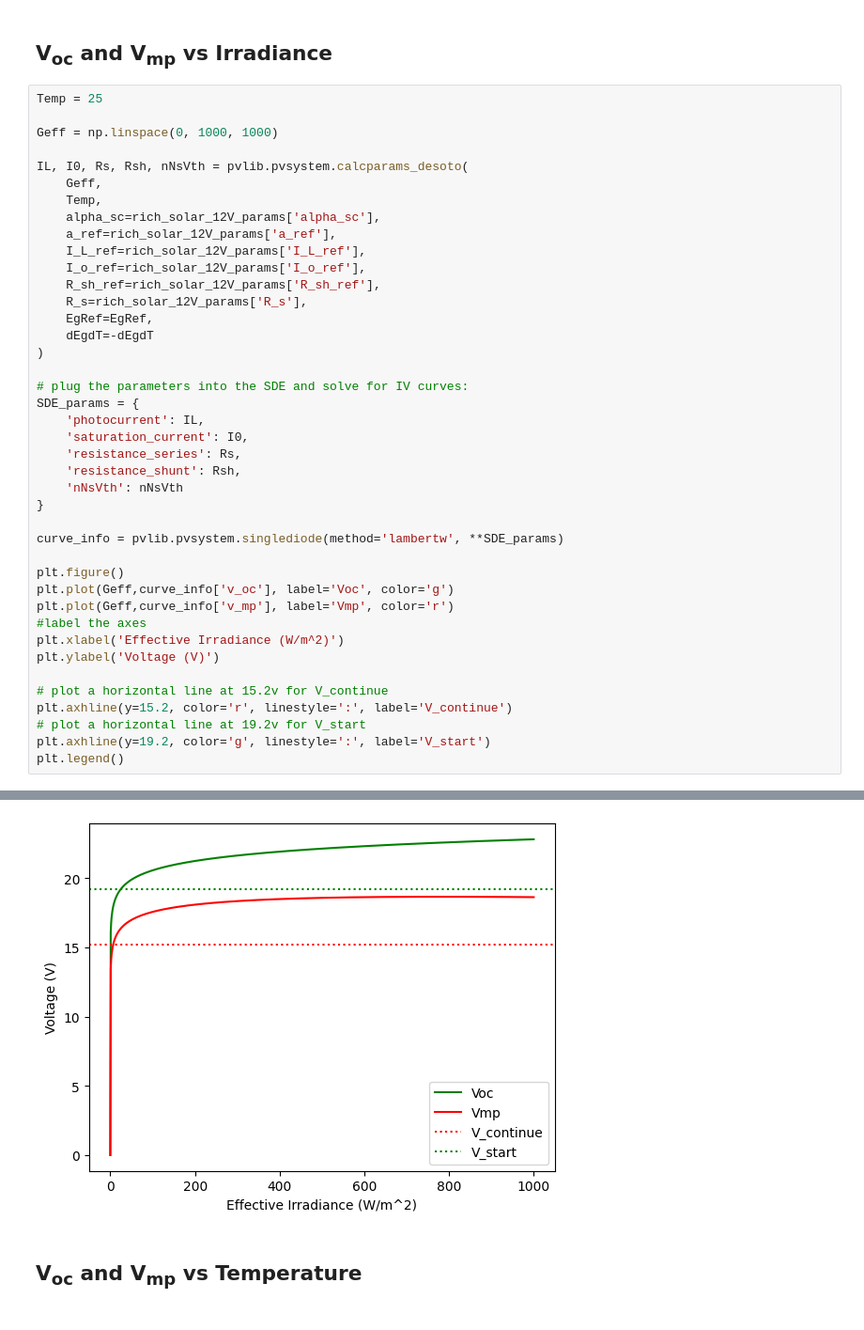
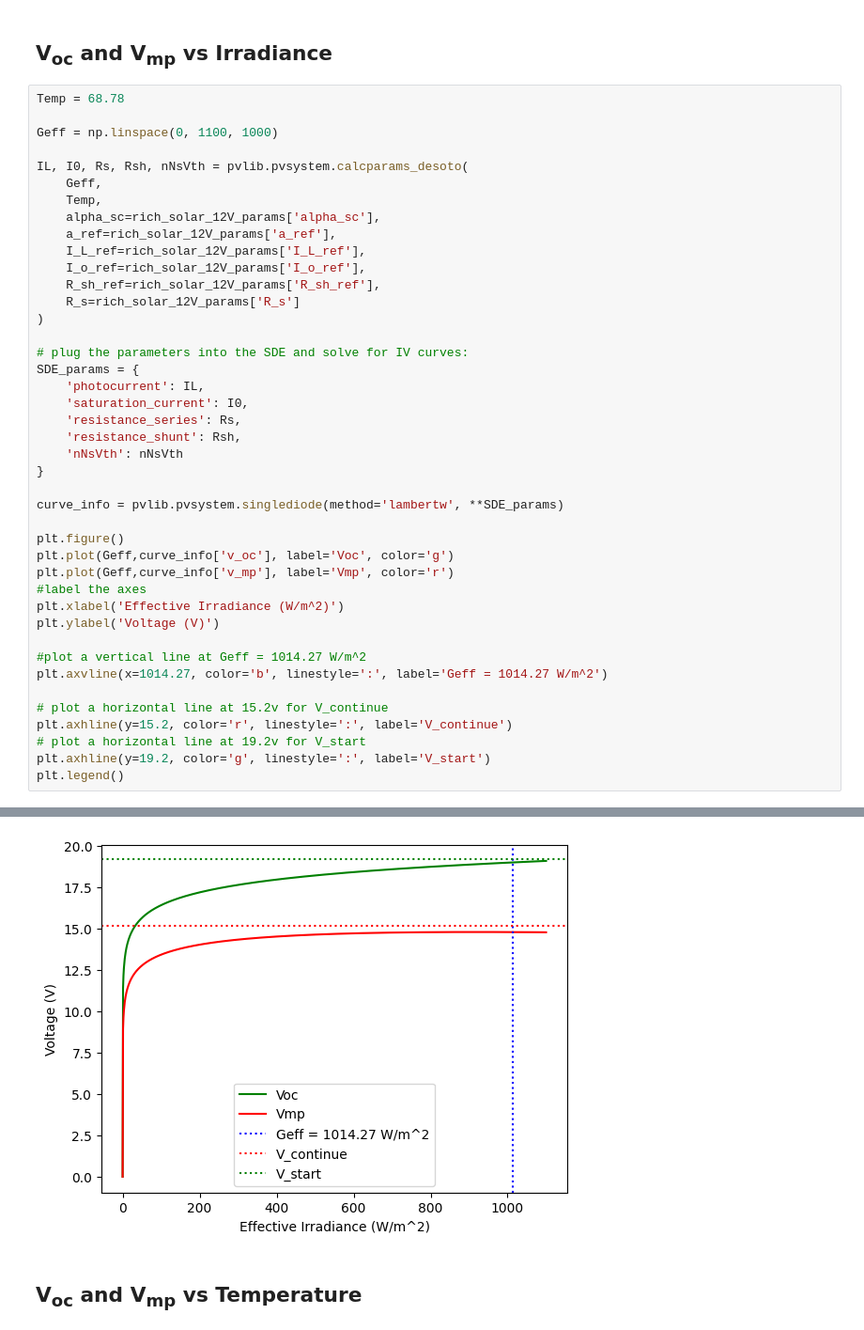
Before and after one commit to natecostello/pv-partial-shading, a Jupyter notebook: voc_vmp_vs_irradiance.ipynb, the cells around one changed output, grey strips where cells are left out. Shown at 94% size. Cells and saved outputs as stored; diff of their text form.

```diff
--- a/voc_vmp_vs_irradiance.ipynb
+++ b/voc_vmp_vs_irradiance.ipynb
@@ -67,9 +67,9 @@ dEgdT = -0.0002677
 # %% [markdown]
 ## V<sub>oc</sub> and V<sub>mp</sub> vs Irradiance
 # %%
-Temp = 25
+Temp = 68.78
 
-Geff = np.linspace(0, 1000, 1000)
+Geff = np.linspace(0, 1100, 1000)
 
 IL, I0, Rs, Rsh, nNsVth = pvlib.pvsystem.calcparams_desoto(
     Geff,
@@ -79,37 +79,38 @@ IL, I0, Rs, Rsh, nNsVth = pvlib.pvsystem.calcparams_desoto(
     I_L_ref=rich_solar_12V_params['I_L_ref'],
     I_o_ref=rich_solar_12V_params['I_o_ref'],
     R_sh_ref=rich_solar_12V_params['R_sh_ref'],
-    R_s=rich_solar_12V_params['R_s'],
-    EgRef=EgRef,
-    dEgdT=-dEgdT
+    R_s=rich_solar_12V_params['R_s']
 )
 
 # plug the parameters into the SDE and solve for IV curves:
 SDE_params = {
     'photocurrent': IL,
     'saturation_current': I0,
     'resistance_series': Rs,
     'resistance_shunt': Rsh,
     'nNsVth': nNsVth
 }
 
 curve_info = pvlib.pvsystem.singlediode(method='lambertw', **SDE_params)
 
 plt.figure()
 plt.plot(Geff,curve_info['v_oc'], label='Voc', color='g')
 plt.plot(Geff,curve_info['v_mp'], label='Vmp', color='r')
 #label the axes
 plt.xlabel('Effective Irradiance (W/m^2)')
 plt.ylabel('Voltage (V)')
 
+#plot a vertical line at Geff = 1014.27 W/m^2
+plt.axvline(x=1014.27, color='b', linestyle=':', label='Geff = 1014.27 W/m^2')
+
 # plot a horizontal line at 15.2v for V_continue
 plt.axhline(y=15.2, color='r', linestyle=':', label='V_continue')
 # plot a horizontal line at 19.2v for V_start
 plt.axhline(y=19.2, color='g', linestyle=':', label='V_start')
 plt.legend()
 # %% [output]
 <matplotlib.legend.Legend at 0x...>
-[figure, old version]
+[figure, new version]
 # %% [markdown]
 ## V<sub>oc</sub> and V<sub>mp</sub> vs Temperature
 # %%
```
Also changed, not shown: parts of 2 cells of this notebook, 9 other files.
